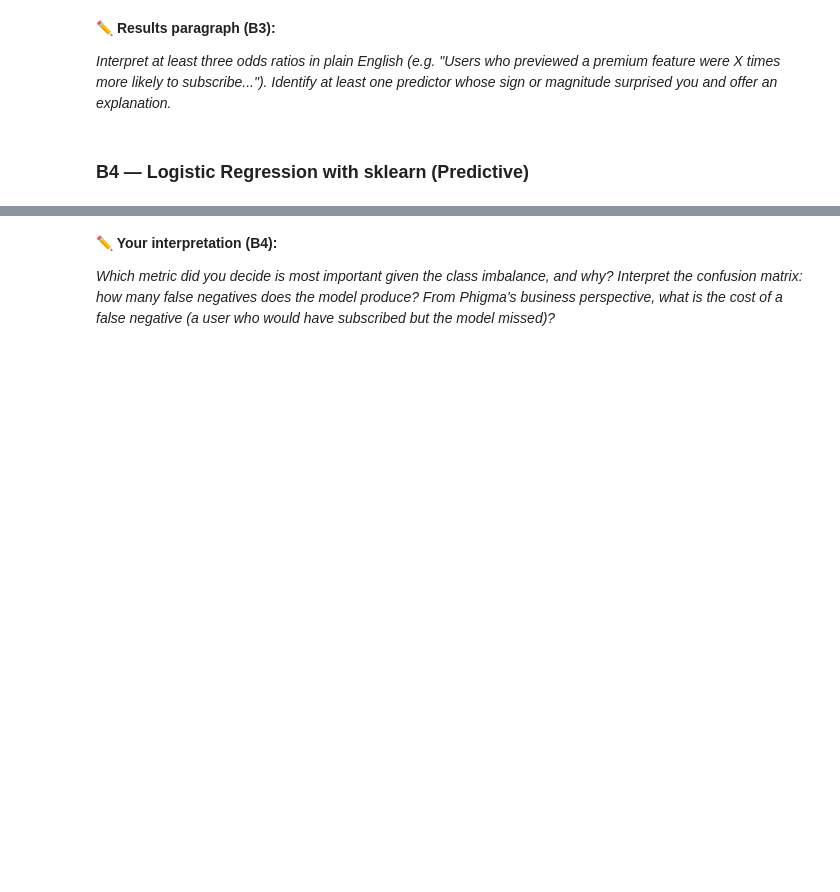
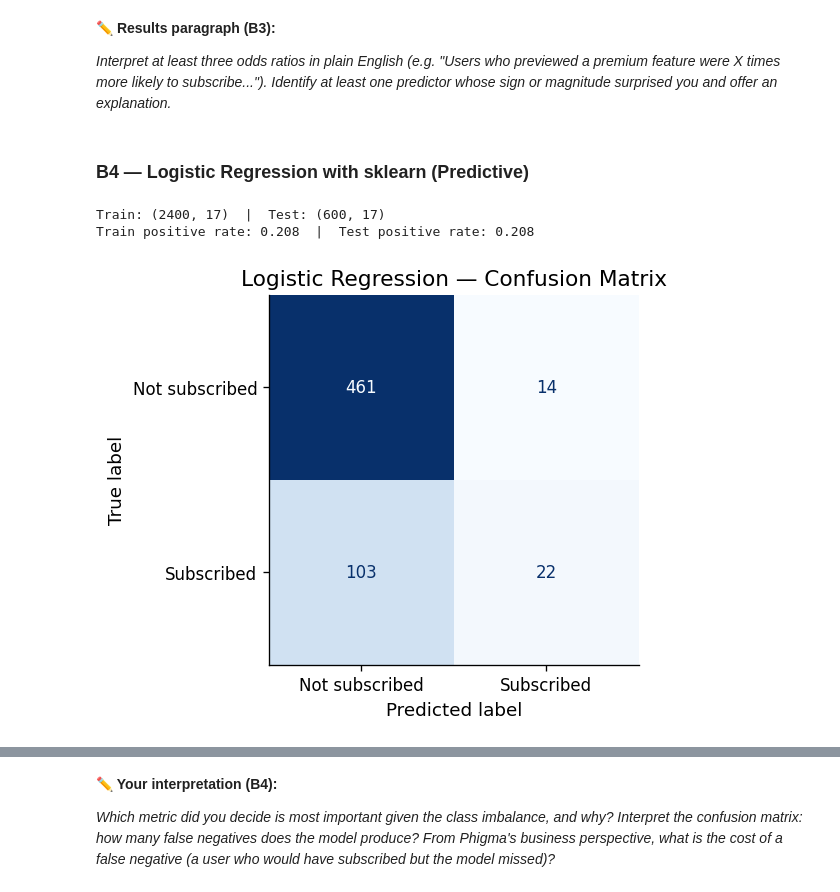
Before and after one commit to zlwym/IAT461_Assignment02, a Jupyter notebook: iat461_a2_scaffold_empty.ipynb, the cells around one changed output, grey strips where cells are left out. Saved outputs shown, nothing was run; the diff lists cells and outputs as text; code cells hidden in the pictures; blank space fills up the shorter version.

```diff
--- a/iat461_a2_scaffold_empty.ipynb
+++ b/iat461_a2_scaffold_empty.ipynb
@@ -979,27 +945,45 @@ plt.show()
 # %%
 # YOUR CODE HERE
 # Train/test split — use these exact parameters so Part C comparisons are valid
-# X_train, X_test, y_train, y_test = train_test_split(
-#     X_sub, y_sub, test_size=0.2, random_state=42, stratify=y_sub
-# )
-# print(f"Train: {X_train.shape}  |  Test: {X_test.shape}")
-# print(f"Train positive rate: {y_train.mean():.3f}  |  Test positive rate: {y_test.mean():.3f}")
+X_train, X_test, y_train, y_test = train_test_split(
+     X_sub,
+     y_sub,
+     test_size=0.2,
+     random_state=42,
+     stratify=y_sub
+ )
+
+print(f"Train: {X_train.shape}  |  Test: {X_test.shape}")
+
+print(f"Train positive rate: {y_train.mean():.3f}  |  Test positive rate: {y_test.mean():.3f}")
+# %% [output]
+Train: (2400, 17)  |  Test: (600, 17)
+Train positive rate: 0.208  |  Test positive rate: 0.208
 # %%
 # YOUR CODE HERE
 # Fit sklearn LogisticRegression
-# clf_lr = LogisticRegression(max_iter=1000, random_state=42)
-# clf_lr.fit(X_train, y_train)
-# y_pred_lr = clf_lr.predict(X_test)
-# y_prob_lr = clf_lr.predict_proba(X_test)[:, 1]
+clf_lr = LogisticRegression(max_iter=1000, random_state=42)
+clf_lr.fit(X_train, y_train)
+
+#Predictions
+y_pred_lr = clf_lr.predict(X_test)
+y_prob_lr = clf_lr.predict_proba(X_test)[:, 1]
 # %%
 # YOUR CODE HERE
 # Confusion matrix heatmap
-# cm_lr = confusion_matrix(y_test, y_pred_lr)
-# disp = ConfusionMatrixDisplay(confusion_matrix=cm_lr, display_labels=['Not subscribed', 'Subscribed'])
-# fig, ax = plt.subplots(figsize=(5, 4))
-# disp.plot(ax=ax, cmap='Blues', colorbar=False)
-# plt.title('Logistic Regression — Confusion Matrix')
-# plt.show()
+
+cm_lr = confusion_matrix(y_test, y_pred_lr)
+disp = ConfusionMatrixDisplay(
+    confusion_matrix=cm_lr,
+    display_labels=['Not subscribed', 'Subscribed']
+    )
+
+fig, ax = plt.subplots(figsize=(5, 4))
+disp.plot(ax=ax, cmap='Blues', colorbar=False)
+plt.title('Logistic Regression — Confusion Matrix')
+plt.show()
+# %% [output]
+[figure, added]
 # %%
 # YOUR CODE HERE
 # Classification report
```
Also changed, not shown: parts of 7 cells of this notebook.
